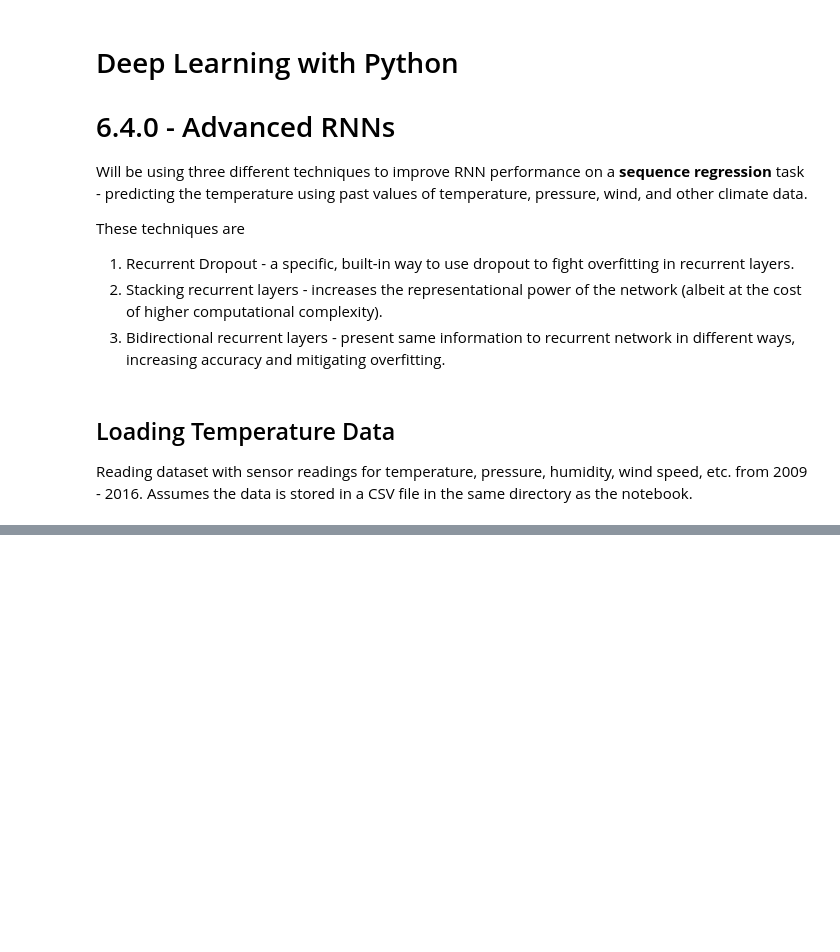
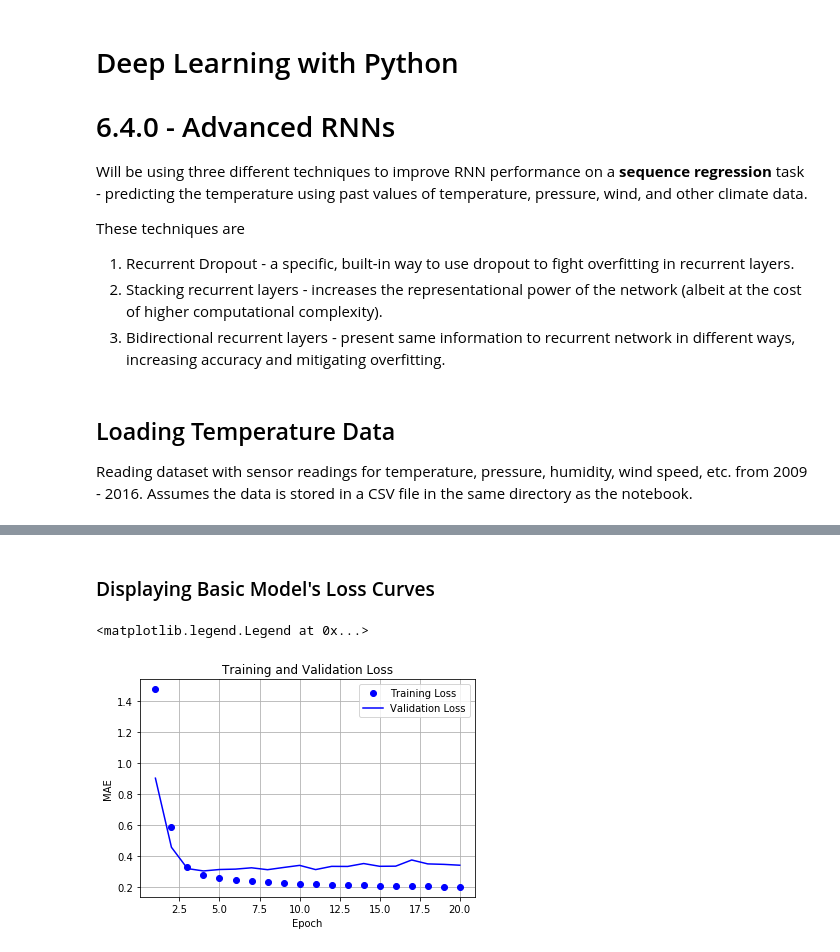
Before and after one commit to SMS-NED16/FYP-DL, a Jupyter notebook: Dl-Python-Book/chapter-6/DL-6-4-0-JENA-Climate.ipynb, the cells around one changed output, grey strips where cells are left out. Saved outputs shown, nothing was run; the diff lists cells and outputs as text; code cells hidden in the pictures; blank space fills up the shorter version.

```diff
--- a/Dl-Python-Book/chapter-6/DL-6-4-0-JENA-Climate.ipynb
+++ b/Dl-Python-Book/chapter-6/DL-6-4-0-JENA-Climate.ipynb
@@ -235,0 +221,3 @@ def evaluate_naive_method():
+# %%
+val_gen = generator(float_data, lookback=lookback, delay=delay, min_index=num_train_samples + 1,
+                   max_index=300000, step=step, batch_size=batch_size)
@@ -235,0 +309,19 @@ def evaluate_naive_method():
+# %%
+# Instantiate a simple feedforward model
+model = Sequential()
+
+# Input is a timestep with 14 features. There will be `lookback / step` timesteps in a batch.
+# Each batch will be fed to neural network.
+model.add(layers.Flatten(input_shape=(lookback // step, float_data.shape[-1])))
+model.add(layers.Dense(32, activation='relu'))
+model.add(layers.Dense(1))
+
+# Compile the model
+model.compile(optimizer=RMSprop(), loss='mae')
+# %%
+# Record history
+basic_dnn_history = model.fit(train_gen,
+                             steps_per_epoch=500, # 500 batches drawn per epoch!
+                             epochs=20,
+                             validation_data=val_gen,
+                             validation_steps=500) # Limiting validation steps because it takes too long to train
@@ -235,0 +346,2 @@ def evaluate_naive_method():
+# %% [markdown]
+### Displaying Basic Model's Loss Curves
@@ -235,0 +350,17 @@ def evaluate_naive_method():
+# %%
+# Extracting data from history obj
+loss = basic_dnn_history.history['loss']
+val_loss = basic_dnn_history.history['val_loss']
+epochs = range(1, len(loss) + 1)
+# %%
+plt.figure()
+plt.plot(epochs, loss, 'bo', label='Training Loss')
+plt.plot(epochs, val_loss, 'b-', label='Validation Loss')
+plt.title('Training and Validation Loss')
+plt.xlabel('Epoch')
+plt.ylabel('MAE')
+plt.grid(True)
+plt.legend()
+# %% [output]
+<matplotlib.legend.Legend at 0x...>
+[figure, added]
```
Also changed, not shown: parts of 80 cells of this notebook.
